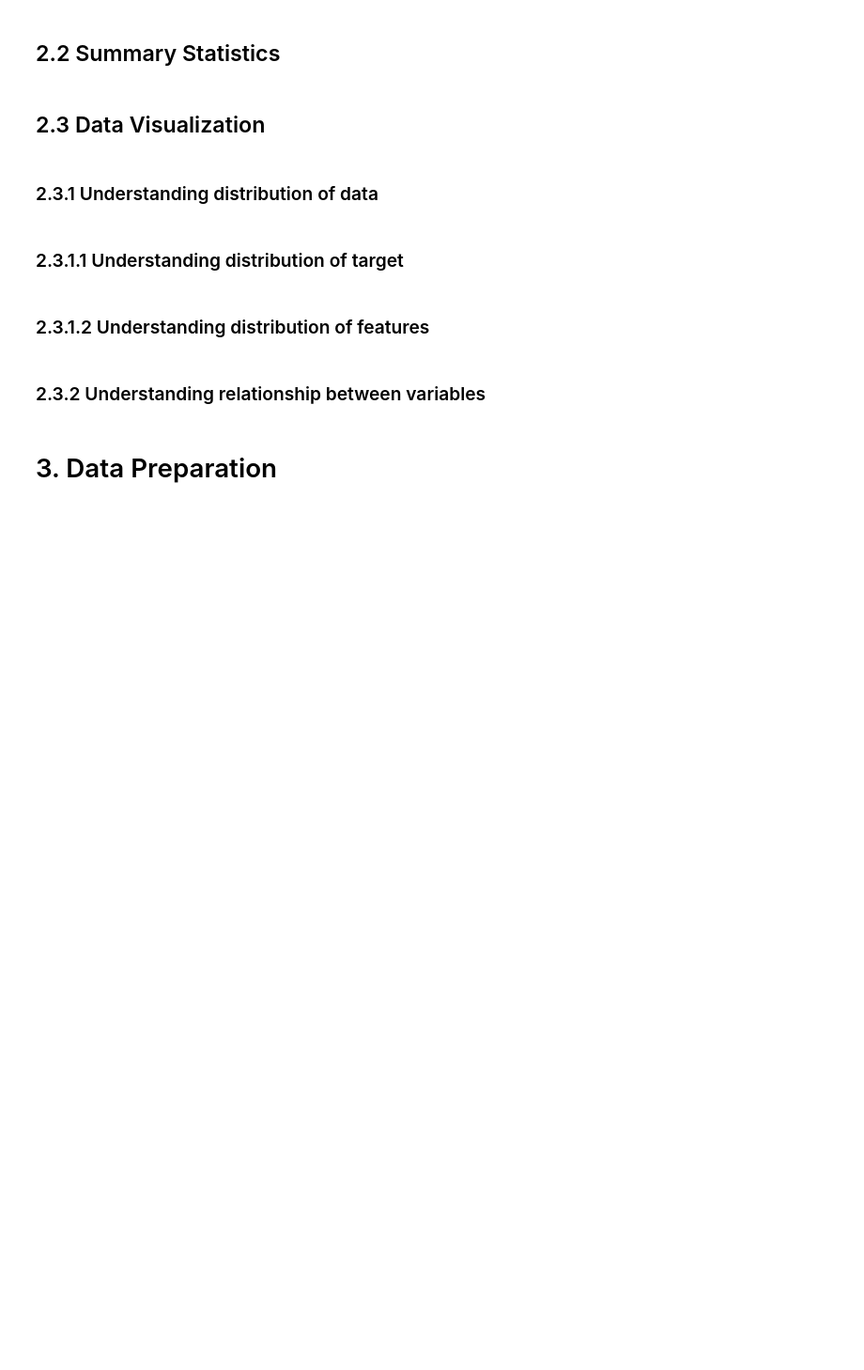
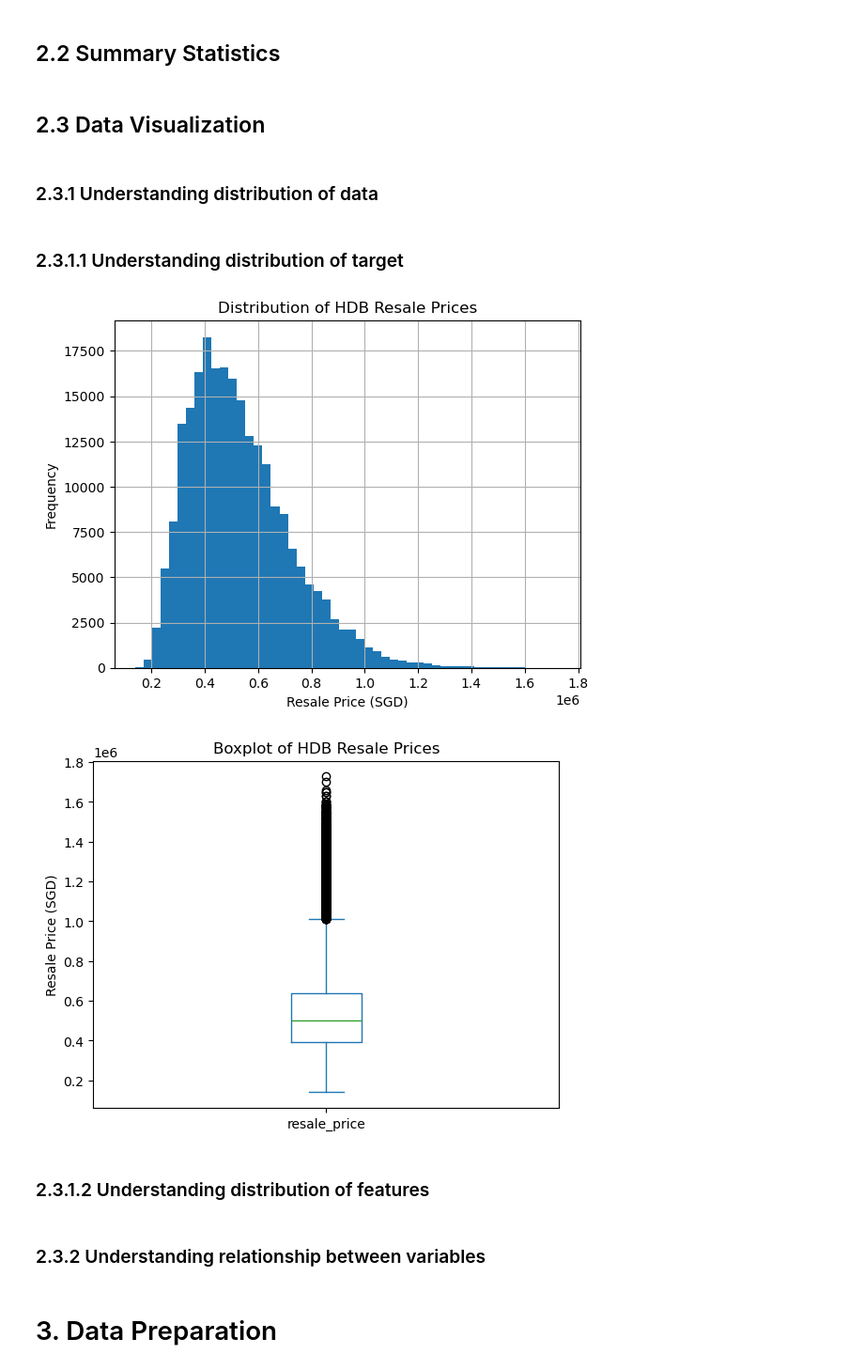
Before and after one commit to EricNg2008/mldp-project, a Jupyter notebook: MLDP Program Codes Submission Template.ipynb, the cells around one changed output. Shown at 94% size. Cells and saved outputs as stored; diff of their text form; code cells hidden in the pictures; blank space fills up the shorter version.

Commit message:
data visualisation

```diff
--- a/MLDP Program Codes Submission Template.ipynb
+++ b/MLDP Program Codes Submission Template.ipynb
@@ -58,6 +65,19 @@ df
 ### 2.3.1.1 Understanding distribution of target
 # %%
 ## Understanding distribution of target
+df['resale_price'].hist(bins=50)
+plt.xlabel('Resale Price (SGD)')
+plt.ylabel('Frequency')
+plt.title('Distribution of HDB Resale Prices')
+plt.show()
+
+df['resale_price'].plot(kind='box')
+plt.ylabel('Resale Price (SGD)')
+plt.title('Boxplot of HDB Resale Prices')
+plt.show()
+# %% [output]
+[figure, added]
+[figure, added]
 # %% [markdown]
 ### 2.3.1.2 Understanding distribution of features
 # %%
```
Also changed, not shown: parts of 5 cells of this notebook.
